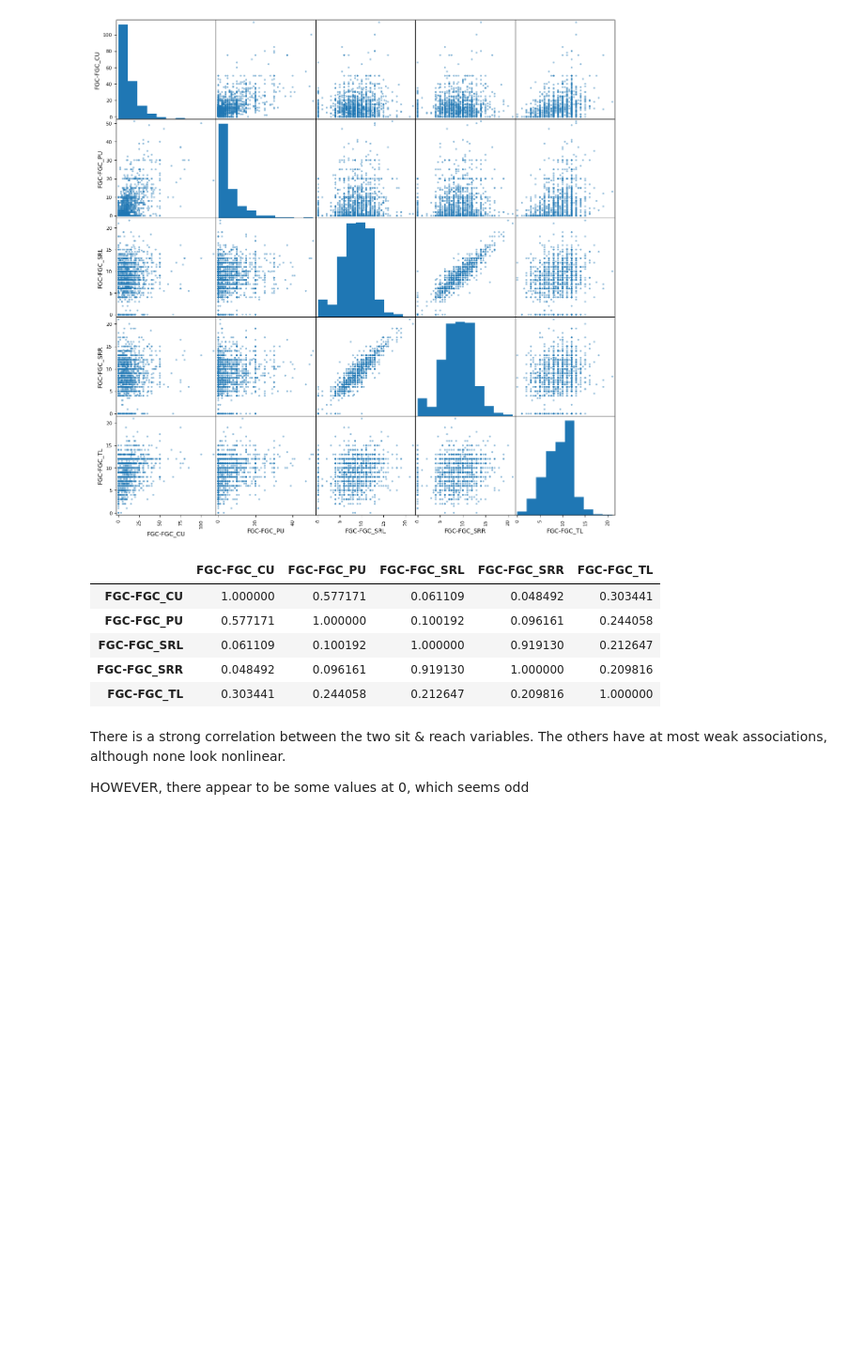
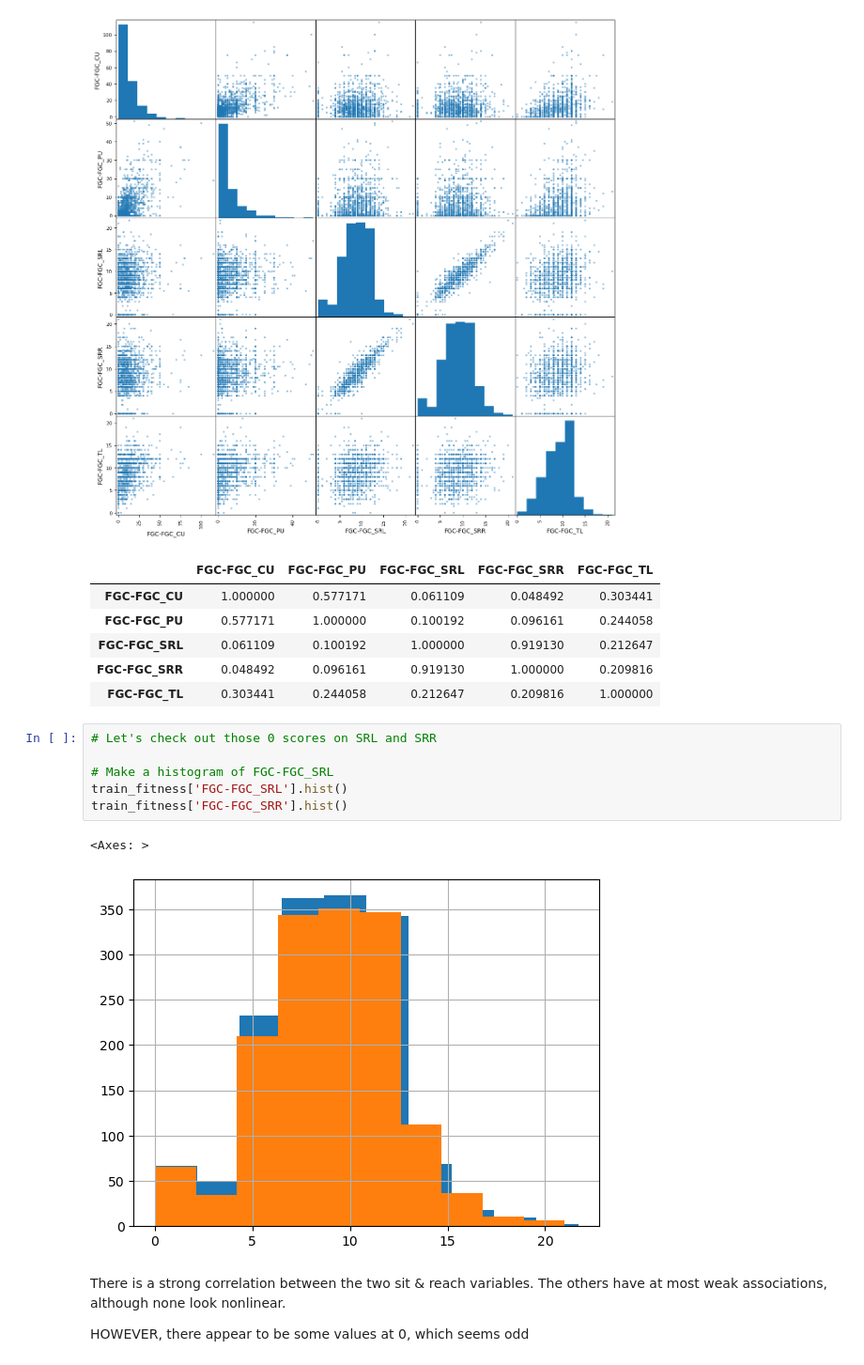
Before and after one commit to aarondweinberg/CMI_problematic_internet_use, a Jupyter notebook: EDA_PCA_AW.ipynb, the cells around one changed output. Shown at 94% size. Saved outputs shown, nothing was run; the diff lists cells and outputs as text; blank space fills up the shorter version.

```diff
--- a/EDA_PCA_AW.ipynb
+++ b/EDA_PCA_AW.ipynb
@@ -439,6 +437,15 @@ train_fitness.corr()
 | FGC-FGC_SRL | 0.061109 | 0.100192 | 1.000000 | 0.919130 | 0.212647 |
 | FGC-FGC_SRR | 0.048492 | 0.096161 | 0.919130 | 1.000000 | 0.209816 |
 | FGC-FGC_TL | 0.303441 | 0.244058 | 0.212647 | 0.209816 | 1.000000 |
+# %%
+# Let's check out those 0 scores on SRL and SRR
+
+# Make a histogram of FGC-FGC_SRL
+train_fitness['FGC-FGC_SRL'].hist()
+train_fitness['FGC-FGC_SRR'].hist()
+# %% [output]
+<Axes: >
+[figure, added]
 # %% [markdown]
 There is a strong correlation between the two sit & reach variables. The others have at most weak associations, although none look nonlinear.
 
```
Also changed, not shown: parts of 1 cell of this notebook, 2 other files.
